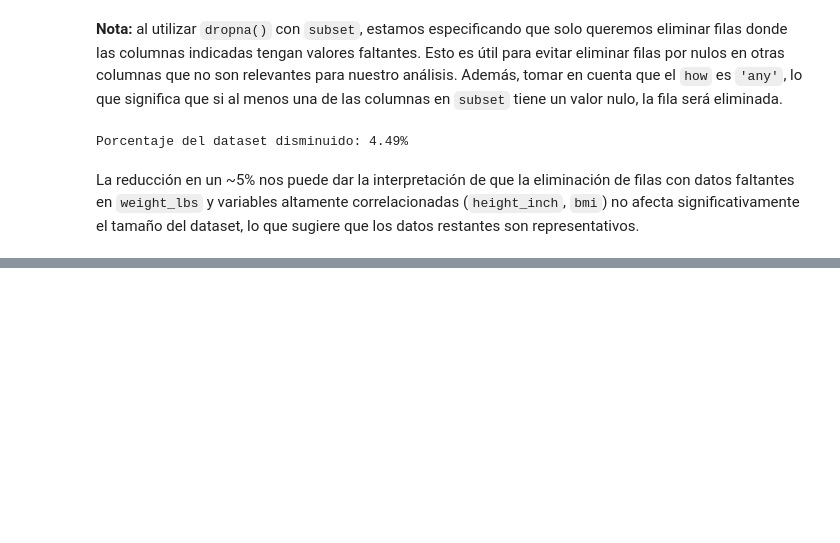
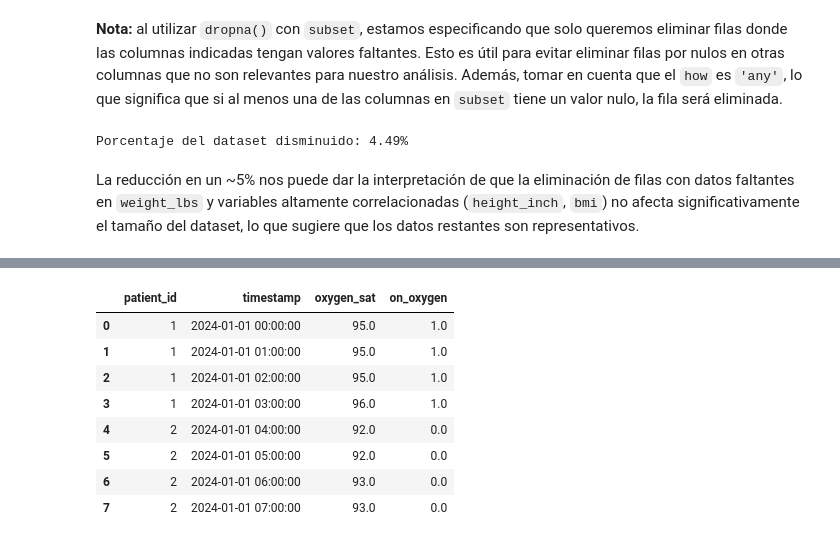
Before and after one commit to PedroRgz/Curso-Manejo-de-datos-faltantes, a Jupyter notebook: Manejo de datos faltantes - Exploración.ipynb, the cells around one changed output, grey strips where cells are left out. Saved outputs shown, nothing was run; the diff lists cells and outputs as text; code cells hidden in the pictures; blank space fills up the shorter version.

```diff
--- a/Manejo de datos faltantes - Exploración.ipynb
+++ b/Manejo de datos faltantes - Exploración.ipynb
@@ -2484,0 +2580,13 @@ La reducción en un ~5% nos puede dar la interpretación de que la eliminación
+# %%
+import pandas as pd
+import numpy as np
+
+data = {
+    "patient_id": [1, 1, 1, 1, 2, 2, 2, 2],
+    "timestamp": pd.date_range("2024-01-01", periods=8, freq="H"),
+    "oxygen_sat": [95, np.nan, np.nan, 96, 92, np.nan, 93, np.nan],
+    "on_oxygen": [1, np.nan, np.nan, 1, 0, np.nan, np.nan, 0]
+}
+
+df = pd.DataFrame(data)
+print(df)
@@ -2484,0 +2603,13 @@ La reducción en un ~5% nos puede dar la interpretación de que la eliminación
+# %%
+df_ffill = df.ffill()
+df_ffill
+# %% [output]
+|  | patient_id | timestamp | oxygen_sat | on_oxygen |
+| 0 | 1 | 2024-01-01 00:00:00 | 95.0 | 1.0 |
+| 1 | 1 | 2024-01-01 01:00:00 | 95.0 | 1.0 |
+| 2 | 1 | 2024-01-01 02:00:00 | 95.0 | 1.0 |
+| 3 | 1 | 2024-01-01 03:00:00 | 96.0 | 1.0 |
+| 4 | 2 | 2024-01-01 04:00:00 | 92.0 | 0.0 |
+| 5 | 2 | 2024-01-01 05:00:00 | 92.0 | 0.0 |
+| 6 | 2 | 2024-01-01 06:00:00 | 93.0 | 0.0 |
+| 7 | 2 | 2024-01-01 07:00:00 | 93.0 | 0.0 |
```
Also changed, not shown: parts of 25 cells of this notebook.
